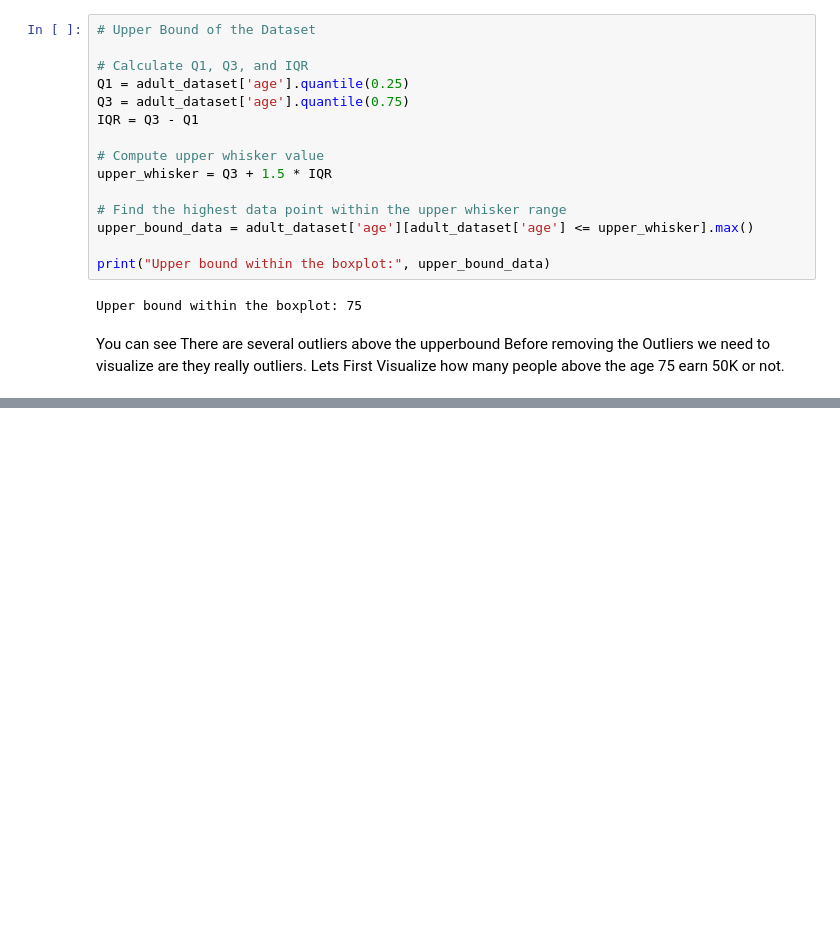
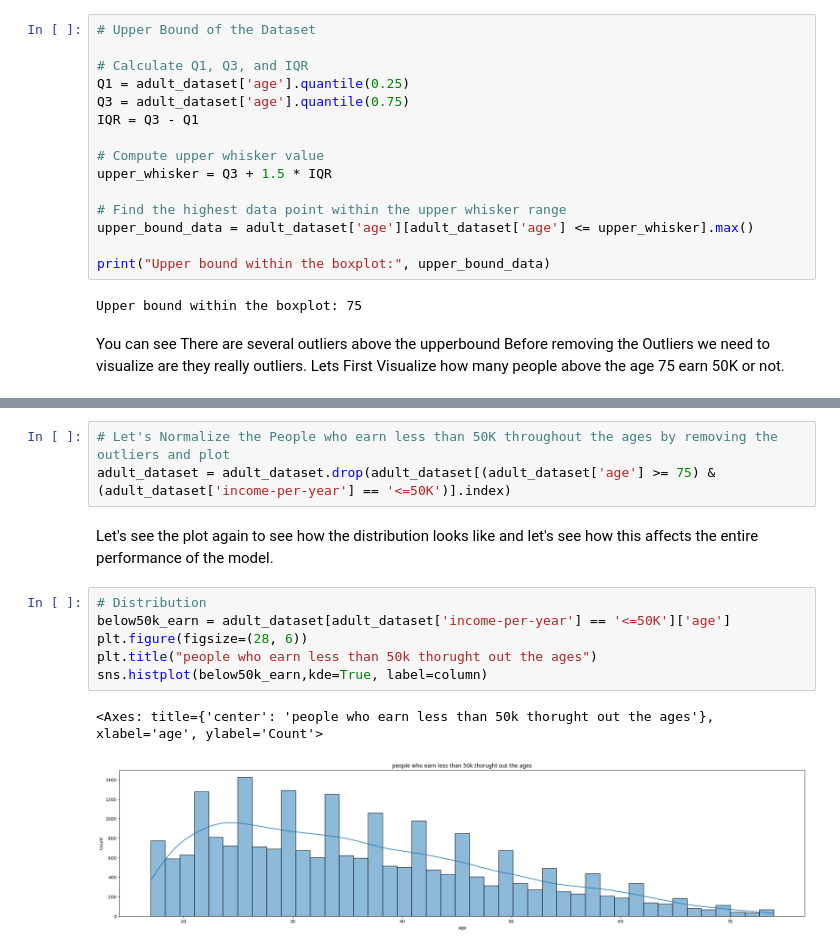
Before and after one commit to SandinMaheeshakya/ML-Income-Prediction-System, a Jupyter notebook: Pre-Processing Data.ipynb, the cells around one changed output, grey strips where cells are left out. Saved outputs shown, nothing was run; the diff lists cells and outputs as text; blank space fills up the shorter version.

Commit message:
completed handling the outliers of the age

```diff
--- a/Pre-Processing Data.ipynb
+++ b/Pre-Processing Data.ipynb
@@ -933,0 +950,14 @@ people who earn below 50k and above the age 75:- 167
+# %%
+# Let's Normalize the People who earn less than 50K throughout the ages by removing the outliers and plot
+adult_dataset = adult_dataset.drop(adult_dataset[(adult_dataset['age'] >= 75) & (adult_dataset['income-per-year'] == '<=50K')].index)
+# %% [markdown]
+Let's see the plot again to see how the distribution looks like and let's see how this affects the entire performance of the model.
+# %%
+# Distribution
+below50k_earn = adult_dataset[adult_dataset['income-per-year'] == '<=50K']['age']
+plt.figure(figsize=(28, 6))
+plt.title("people who earn less than 50k thorught out the ages")
+sns.histplot(below50k_earn,kde=True, label=column)
+# %% [output]
+<Axes: title={'center': 'people who earn less than 50k thorught out the ages'}, xlabel='age', ylabel='Count'>
+[figure, added]
```
Also changed, not shown: parts of 7 cells of this notebook.
